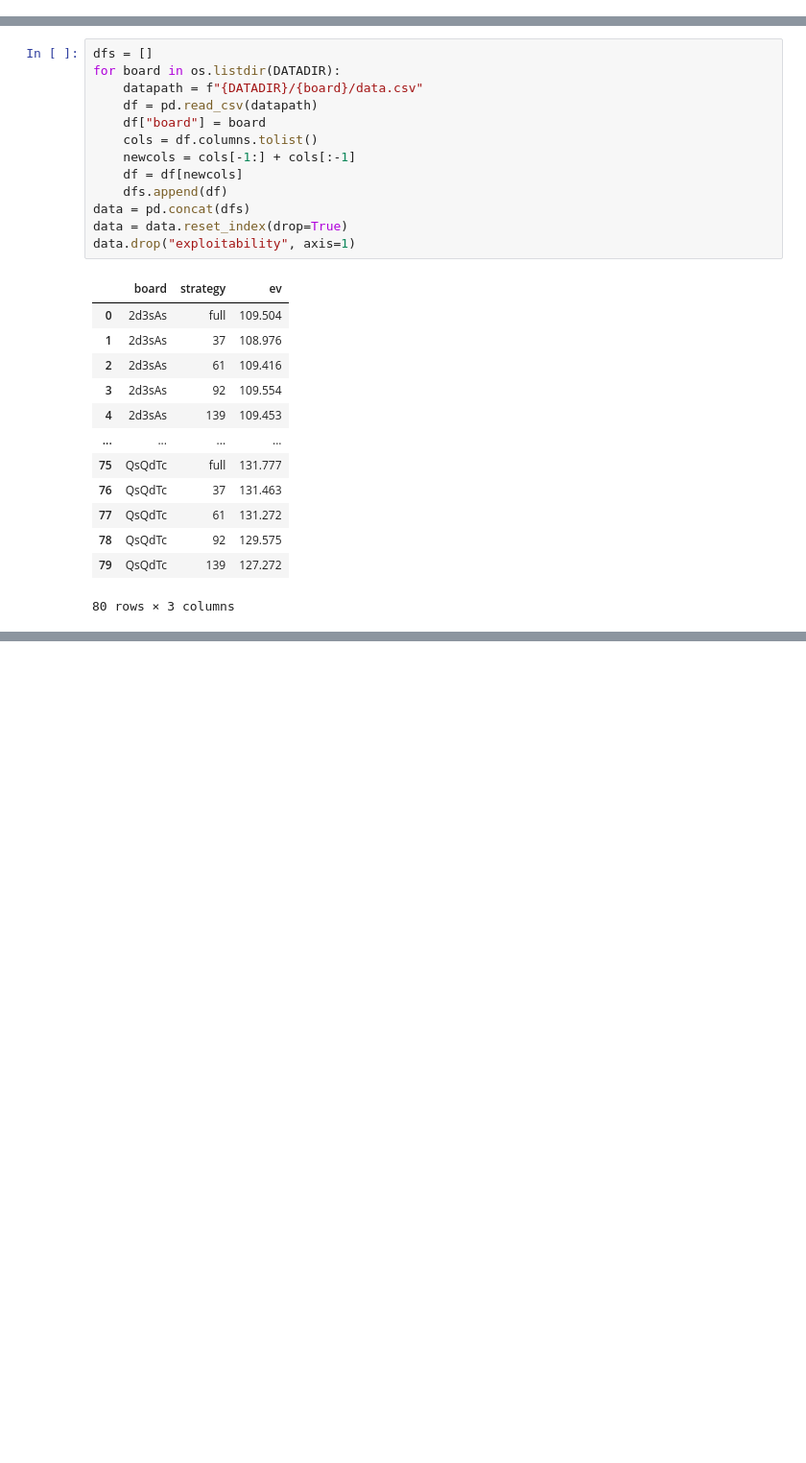
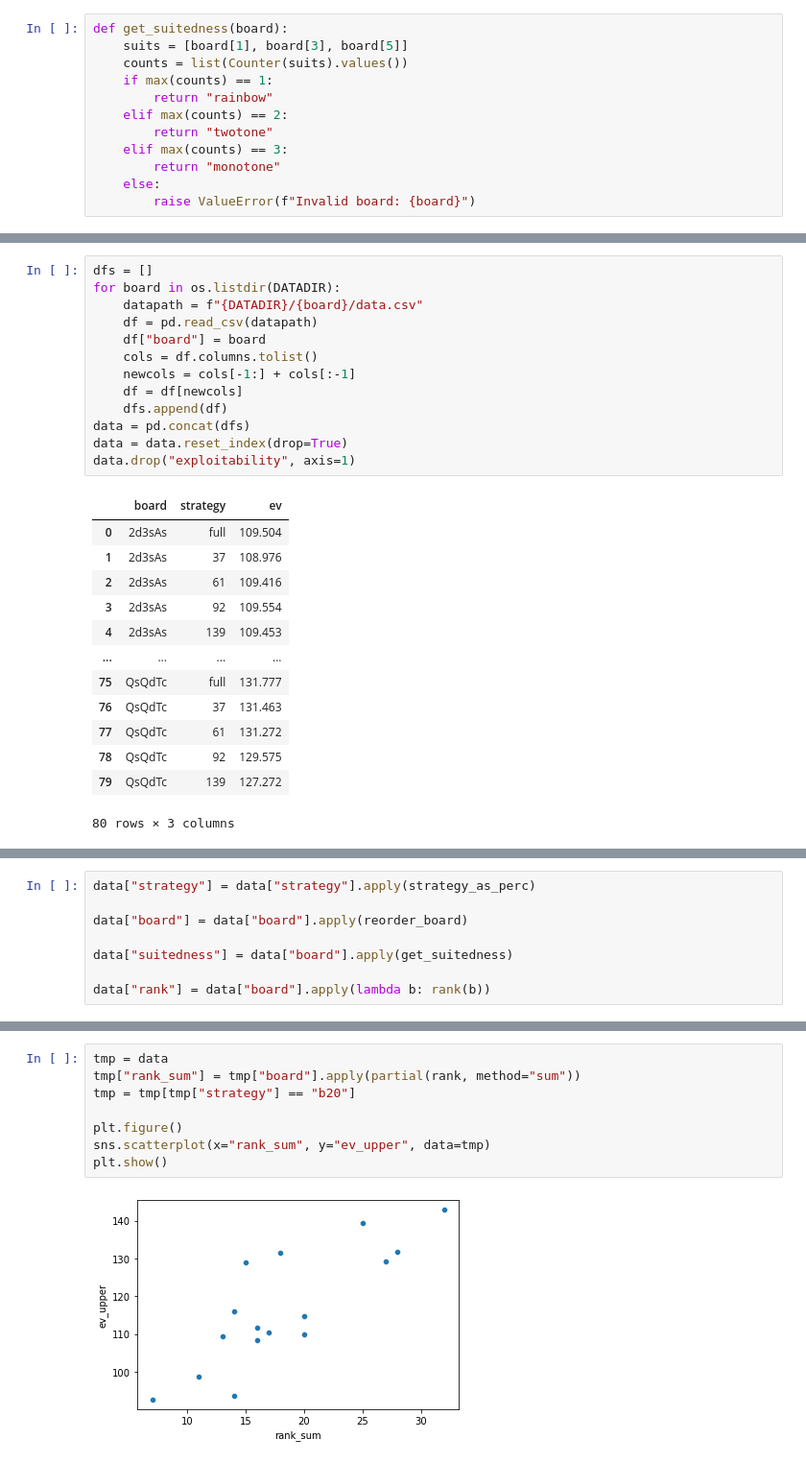
Before and after one commit to cwolffff/autosim, a Jupyter notebook: notebooks/analysis.ipynb, the cells around one changed output, grey strips where cells are left out. Shown at 96% size. Saved outputs shown, nothing was run; the diff lists cells and outputs as text; blank space fills up the shorter version.

```diff
--- a/notebooks/analysis.ipynb
+++ b/notebooks/analysis.ipynb
@@ -14,0 +69,12 @@ POTSIZE = 185
+# %%
+def get_suitedness(board):
+    suits = [board[1], board[3], board[5]]
+    counts = list(Counter(suits).values())
+    if max(counts) == 1:
+        return "rainbow"
+    elif max(counts) == 2:
+        return "twotone"
+    elif max(counts) == 3:
+        return "monotone"
+    else:
+        raise ValueError(f"Invalid board: {board}")
@@ -73,0 +119,8 @@ plt.show()
+# %%
+data["strategy"] = data["strategy"].apply(strategy_as_perc)
+
+data["board"] = data["board"].apply(reorder_board)
+
+data["suitedness"] = data["board"].apply(get_suitedness)
+
+data["rank"] = data["board"].apply(lambda b: rank(b))
@@ -73,0 +208,10 @@ plt.show()
+# %%
+tmp = data
+tmp["rank_sum"] = tmp["board"].apply(partial(rank, method="sum"))
+tmp = tmp[tmp["strategy"] == "b20"]
+
+plt.figure()
+sns.scatterplot(x="rank_sum", y="ev_upper", data=tmp)
+plt.show()
+# %% [output]
+[figure, added]
```
Also changed, not shown: parts of 21 cells of this notebook.
